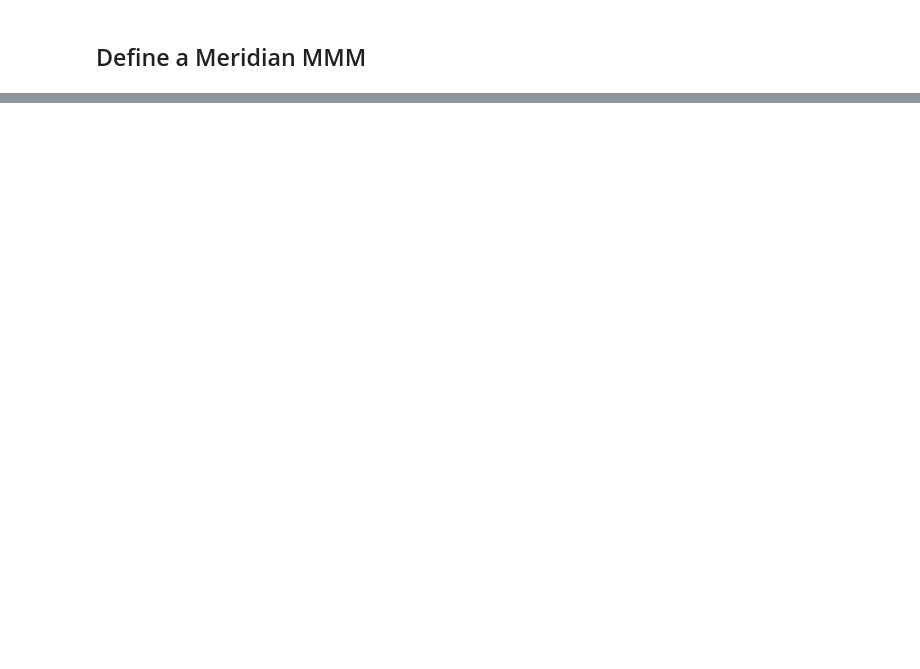
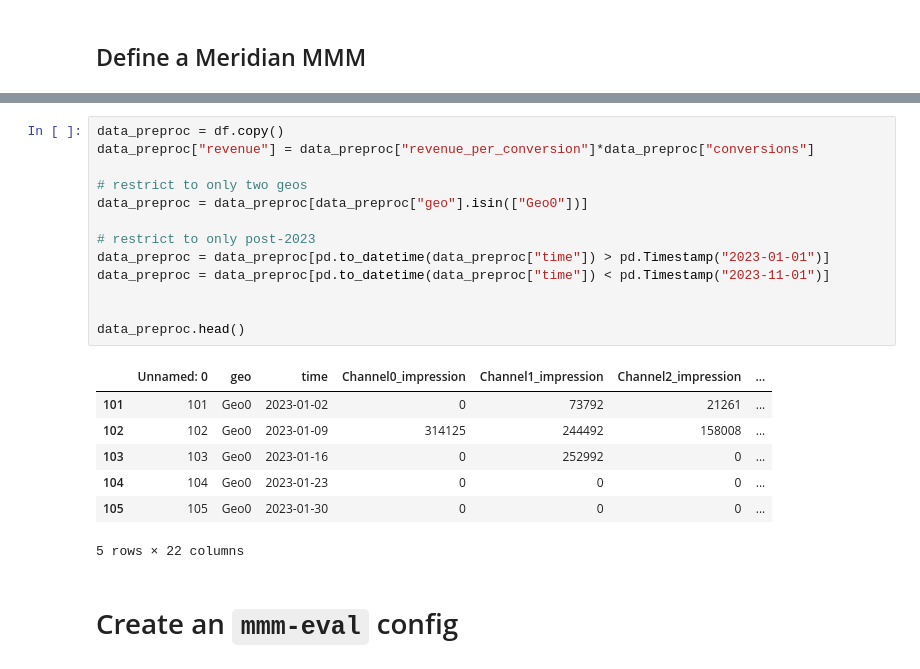
Before and after one commit to mutinex/mmm-eval, a Jupyter notebook: examples/meridian_eval.ipynb, the cells around one changed output, grey strips where cells are left out. Saved outputs shown, nothing was run; the diff lists cells and outputs as text; blank space fills up the shorter version.

```diff
--- a/examples/meridian_eval.ipynb
+++ b/examples/meridian_eval.ipynb
@@ -74,0 +116,23 @@ data_preproc = data_preproc[pd.to_datetime(data_preproc["time"]) > pd.Timestamp(
+# %%
+data_preproc = df.copy()
+data_preproc["revenue"] = data_preproc["revenue_per_conversion"]*data_preproc["conversions"]
+
+# restrict to only two geos
+data_preproc = data_preproc[data_preproc["geo"].isin(["Geo0"])]
+
+# restrict to only post-2023
+data_preproc = data_preproc[pd.to_datetime(data_preproc["time"]) > pd.Timestamp("2023-01-01")]
+data_preproc = data_preproc[pd.to_datetime(data_preproc["time"]) < pd.Timestamp("2023-11-01")]
+
+
+data_preproc.head()
+# %% [output]
+|  | Unnamed: 0 | geo | time | Channel0_impression | Channel1_impression | Channel2_impression | ... |
+| 101 | 101 | Geo0 | 2023-01-02 | 0 | 73792 | 21261 | ... |
+| 102 | 102 | Geo0 | 2023-01-09 | 314125 | 244492 | 158008 | ... |
+| 103 | 103 | Geo0 | 2023-01-16 | 0 | 252992 | 0 | ... |
+| 104 | 104 | Geo0 | 2023-01-23 | 0 | 0 | 0 | ... |
+| 105 | 105 | Geo0 | 2023-01-30 | 0 | 0 | 0 | ... |
+5 rows × 22 columns
+# %% [markdown]
+# Create an `mmm-eval` config
```
Also changed, not shown: parts of 26 cells of this notebook, 2 other files.
